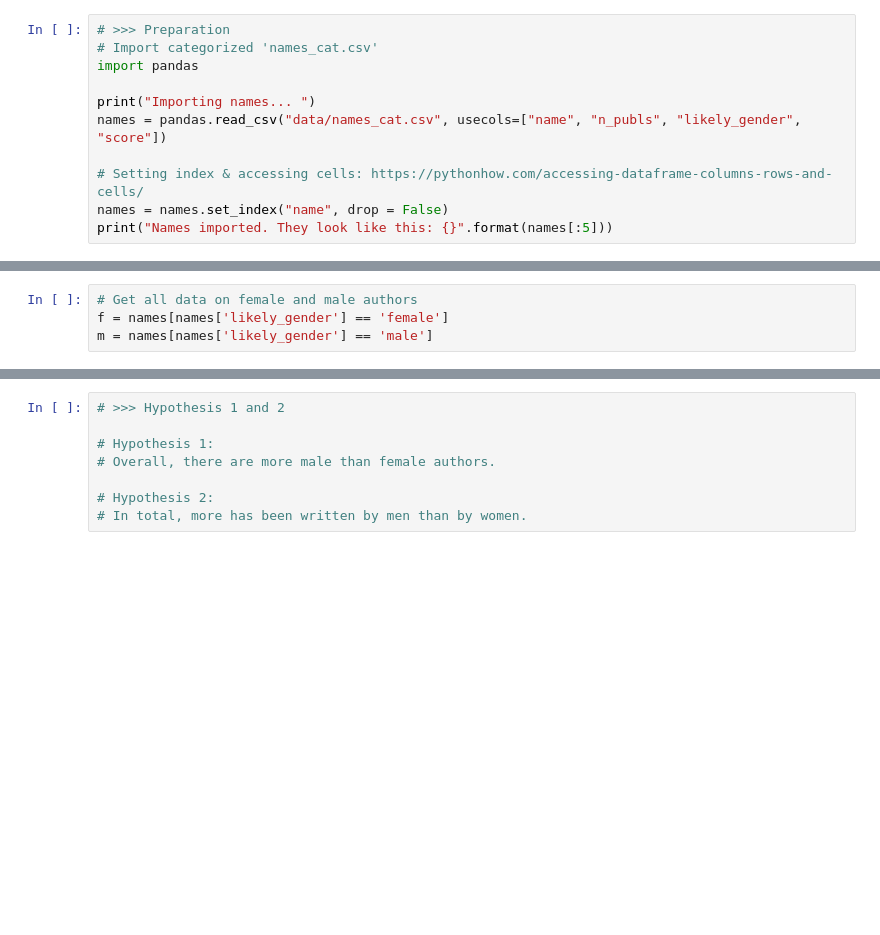
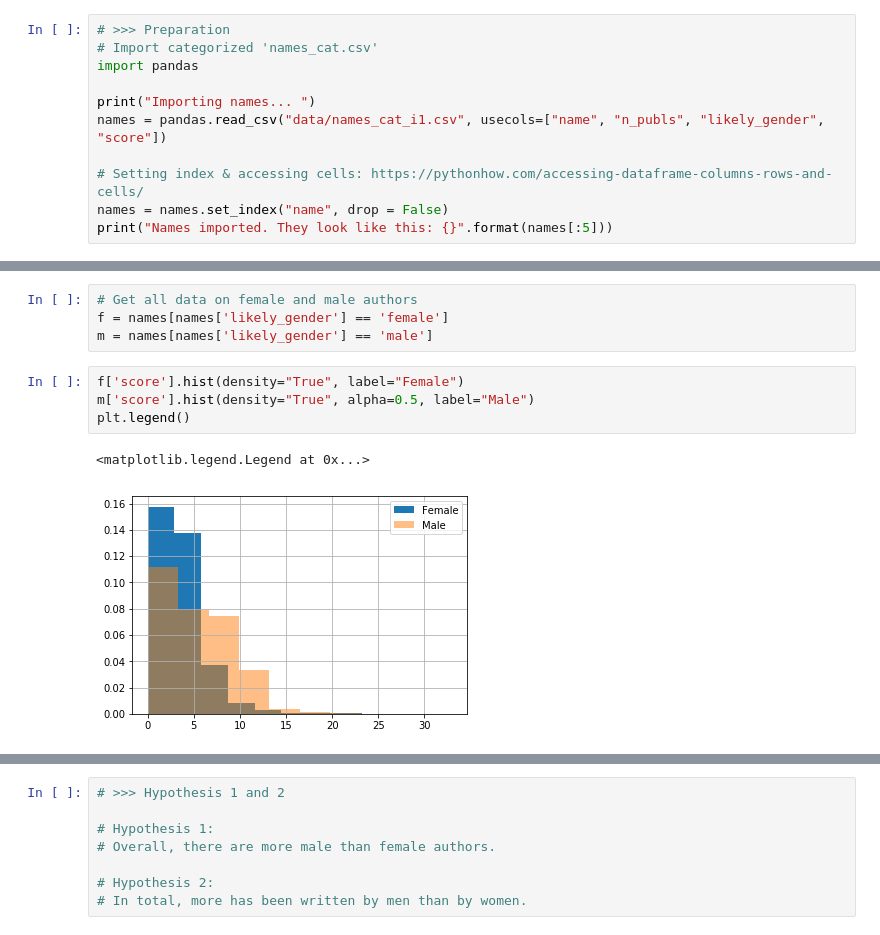
Before and after one commit to LiFaytheGoblin/Gender-Equality-in-CS-Publications, a Jupyter notebook: ExplorativeAnalysis_2.ipynb, the cells around one changed output, grey strips where cells are left out. Drawn from its saved outputs; the diff is of its cells as text; blank space fills up the shorter version.

Commit message:
some more exploration on the data quality WIP

```diff
--- a/ExplorativeAnalysis_2.ipynb
+++ b/ExplorativeAnalysis_2.ipynb
@@ -13,7 +13,7 @@
 import pandas
 
 print("Importing names... ")
-names = pandas.read_csv("data/names_cat.csv", usecols=["name", "n_publs", "likely_gender", "score"])
+names = pandas.read_csv("data/names_cat_i1.csv", usecols=["name", "n_publs", "likely_gender", "score"])
 
 # Setting index & accessing cells: https://pythonhow.com/accessing-dataframe-columns-rows-and-cells/
 names = names.set_index("name", drop = False)
@@ -22,3 +31,10 @@ print("Names imported. They look like this: {}".format(names[:5]))
 # Get all data on female and male authors
 f = names[names['likely_gender'] == 'female']
 m = names[names['likely_gender'] == 'male']
+# %%
+f['score'].hist(density="True", label="Female")
+m['score'].hist(density="True", alpha=0.5, label="Male")
+plt.legend()
+# %% [output]
+<matplotlib.legend.Legend at 0x...>
+[figure, added]
```
Also changed, not shown: parts of 21 cells of this notebook, 2 other files.
